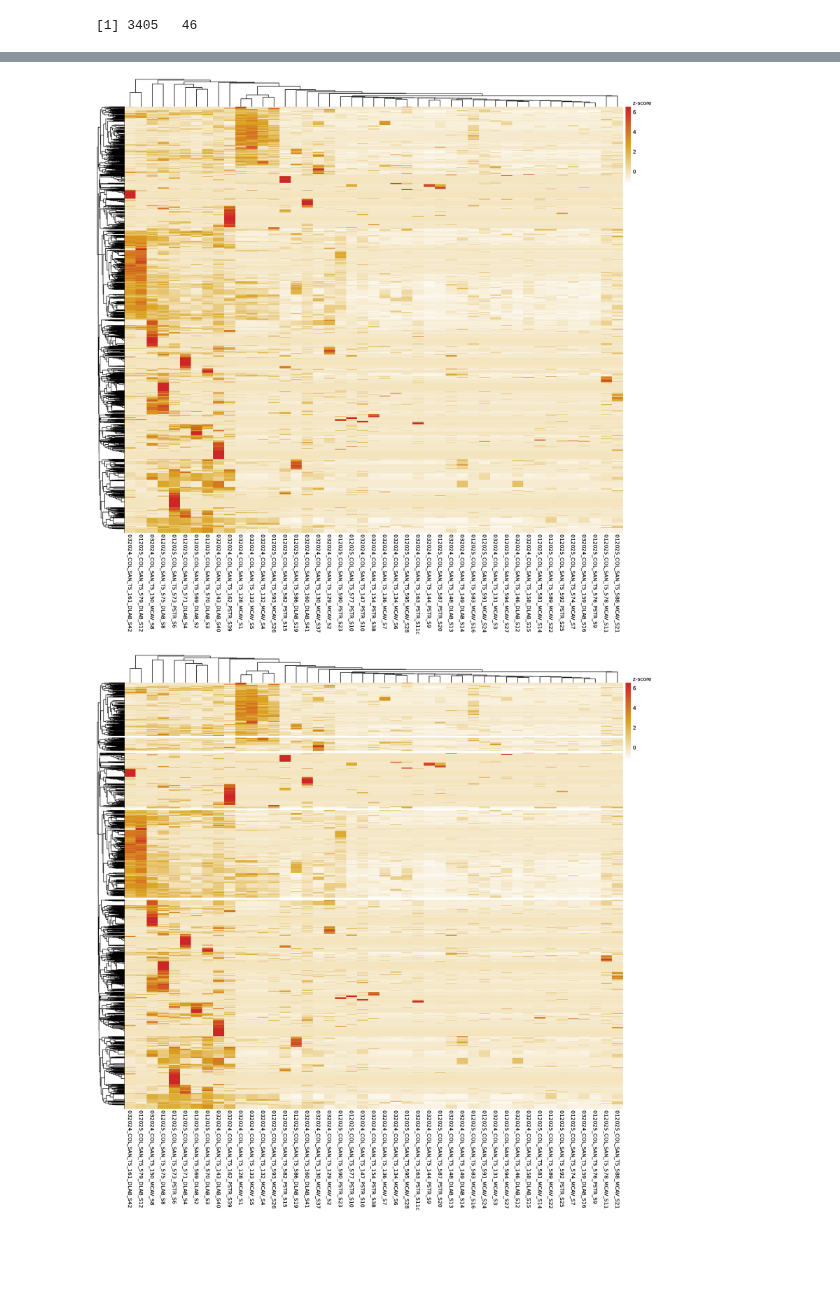
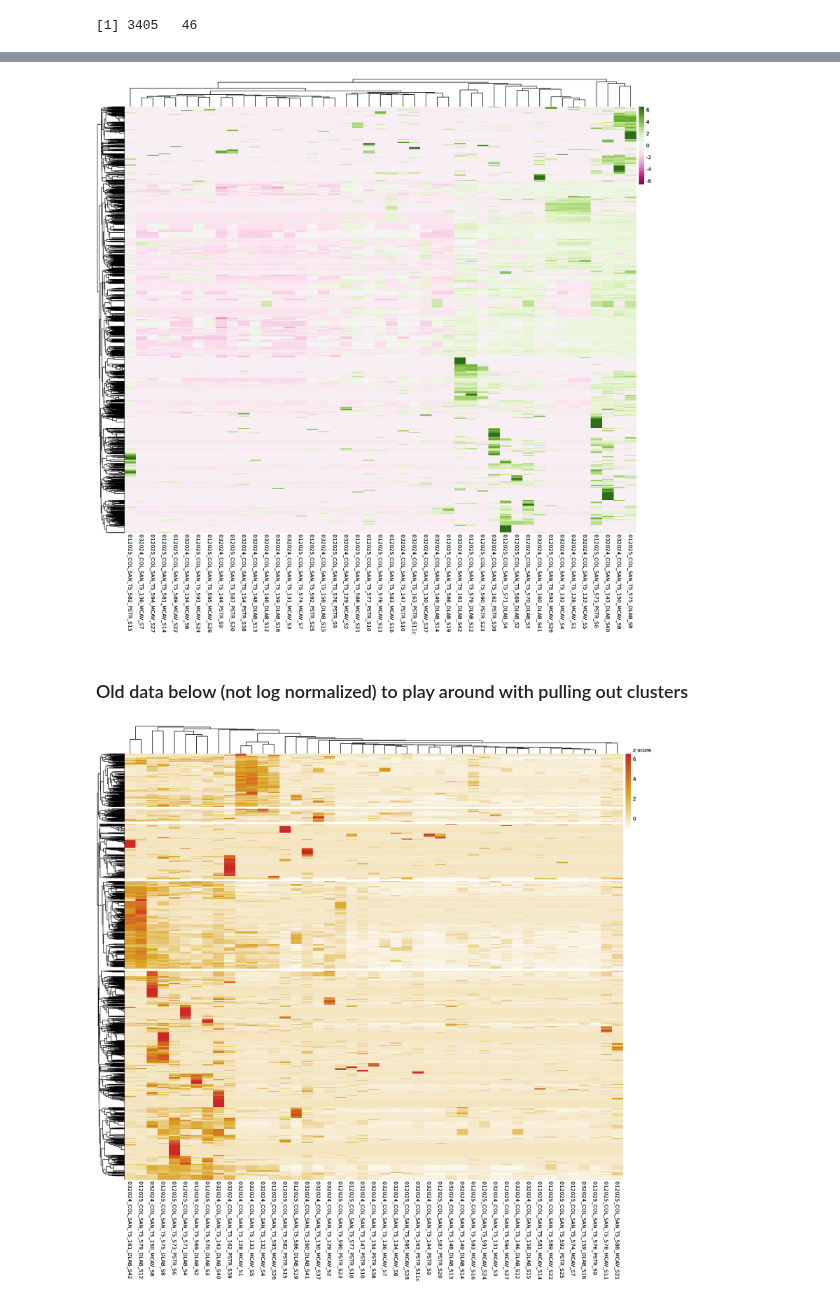
Before and after one commit to nikeaulrich/COL_metagenomics, a Jupyter notebook: COL_functional_visualization_032024_012025.ipynb, the cells around one changed output, grey strips where cells are left out. Cells and saved outputs as stored; diff of their text form; code cells hidden in the pictures; blank space fills up the shorter version.

```diff
--- a/COL_functional_visualization_032024_012025.ipynb
+++ b/COL_functional_visualization_032024_012025.ipynb
@@ -513 +506,3 @@ mat_z <- t(scale(t(genes_filtered_reordered_counts)))
+# %%
+my_colors <- colorRampPalette(brewer.pal(n = 11, name = "PiYG"))(50)
 # %%
@@ -585,28 +581,36 @@ A data.frame: 6 × 45
 | 1.1.1.261-RXN: (expasy) sn-glycer... | 0.000 | 0 | 0.0000 | 0 | ... |
 | 1.1.1.264-RXN: (expasy) L-idonate... | 0.000 | 0 | 0.0000 | 0 | ... |
 | 1.1.1.268-RXN: (expasy) 2-(R)-hyd... | 0.000 | 0 | 0.0000 | 0 | ... |
+# %%
+no_ofavs_log_counts <- log2(genes_filtered_reordered_no_ofavs_num + 1)
 # %%
 #calculate z-score
-mat_z_no_ofavs <- t(scale(t(genes_filtered_reordered_no_ofavs_num)))
+mat_z_no_ofavs <- t(scale(t(no_ofavs_log_counts)))
+# %%
+#defining the range so that
+rg <- max(abs(mat_z_no_ofavs))
 # %%
 genes_plot_dlab_pstr_mcav <- pheatmap(mat_z_no_ofavs,
          cluster_rows = TRUE,
          cluster_cols = TRUE,
          show_rownames = FALSE,
-         legend_breaks = c(0, 2, 4, 6, max(mat_z_no_ofavs)),
-         legend_labels = c("0", "2", "4", "6", "z-score\n"),
+         breaks= seq(-rg, rg, length.out = 50),
+         #legend_breaks = c(0, 2, 4, 6, max(mat_z_no_ofavs)),
+         #legend_labels = c("0", "2", "4", "6", "z-score\n"),
          legend=TRUE,
          scale = "none", # Already Z-scored if used mat_z, or use scale="row" on unscaled mat_filtered
-         color = colorRampPalette(c("white", "goldenrod", "firebrick3"))(50))
+         color = my_colors)
 genes_plot_dlab_pstr_mcav
 # %% [output]
-[figure, old version]
+[figure, new version]
 # %%
 ggsave(filename = "dlab_pstr_mcav_gene_heatmap.png", plot = genes_plot_dlab_pstr_mcav,
       width = 15,
       height = 15,
       units = "in",
       dpi = 300)
+# %% [markdown]
+### Old data below (not log normalized) to play around with pulling out clusters
 # %%
 genes_plot_dlab_pstr_mcav_obj <- pheatmap(mat_z_no_ofavs, cutree_rows = 5,
                                          show_rownames = FALSE,
```
Also changed, not shown: parts of 41 cells of this notebook.
